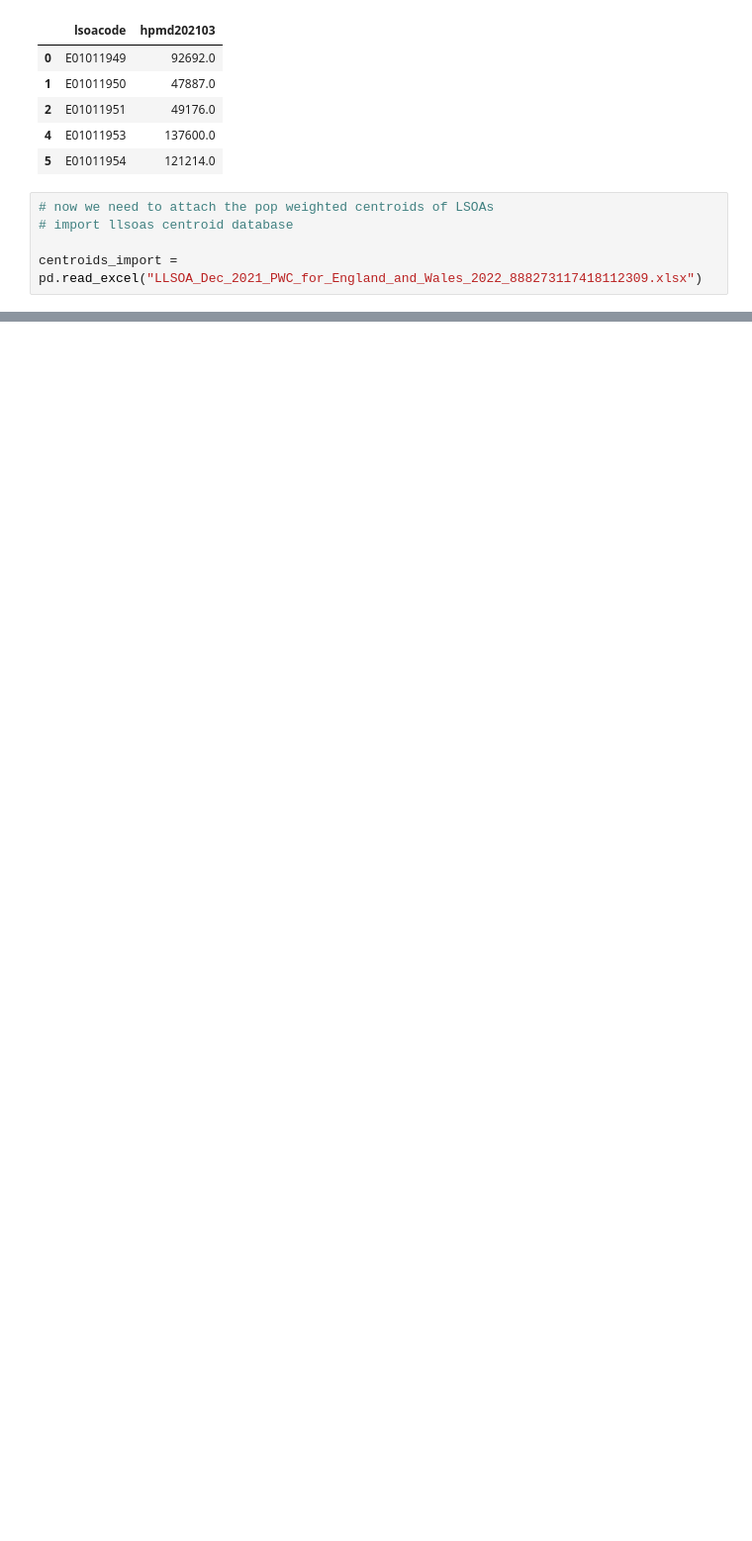
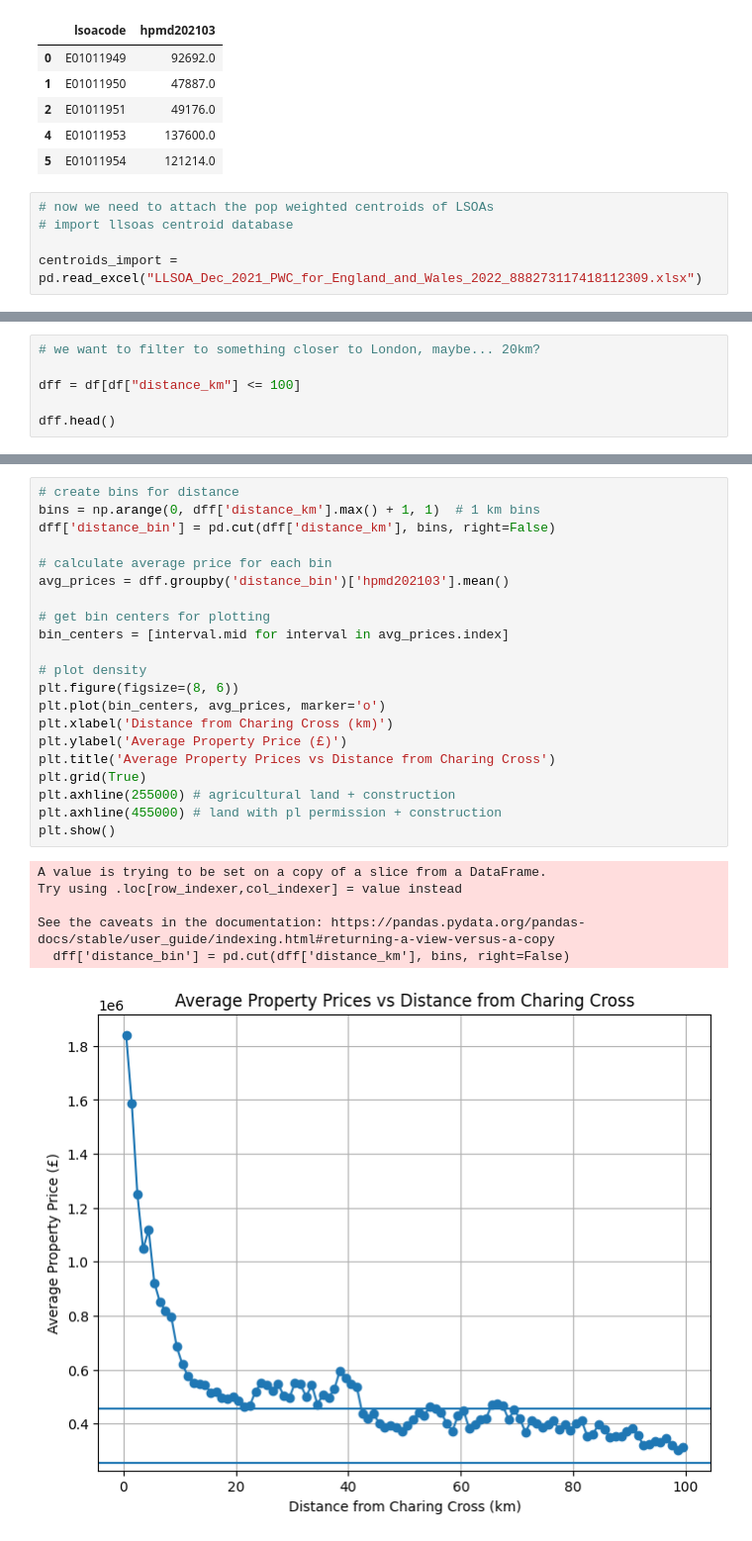
Before and after one commit to type5sonata/london_owd_notebooks, a Jupyter notebook: 1_landvalue_by_distance.ipynb, the cells around one changed output, grey strips where cells are left out. Shown at 99% size. Cells and saved outputs as stored; diff of their text form; blank space fills up the shorter version.

```diff
--- a/1_landvalue_by_distance.ipynb
+++ b/1_landvalue_by_distance.ipynb
@@ -49,0 +93,6 @@ df = homeprices.join(centroids, on = )
+# %%
+# we want to filter to something closer to London, maybe... 20km?
+
+dff = df[df["distance_km"] <= 100]
+
+dff.head()
@@ -49,0 +106,28 @@ df = homeprices.join(centroids, on = )
+# %%
+# create bins for distance
+bins = np.arange(0, dff['distance_km'].max() + 1, 1)  # 1 km bins
+dff['distance_bin'] = pd.cut(dff['distance_km'], bins, right=False)
+
+# calculate average price for each bin
+avg_prices = dff.groupby('distance_bin')['hpmd202103'].mean()
+
+# get bin centers for plotting
+bin_centers = [interval.mid for interval in avg_prices.index]
+
+# plot density
+plt.figure(figsize=(8, 6))
+plt.plot(bin_centers, avg_prices, marker='o')
+plt.xlabel('Distance from Charing Cross (km)')
+plt.ylabel('Average Property Price (£)')
+plt.title('Average Property Prices vs Distance from Charing Cross')
+plt.grid(True)
+plt.axhline(255000) # agricultural land + construction
+plt.axhline(455000) # land with pl permission + construction
+plt.show()
+# %% [output]
+A value is trying to be set on a copy of a slice from a DataFrame.
+Try using .loc[row_indexer,col_indexer] = value instead
+
+See the caveats in the documentation: https://pandas.pydata.org/pandas-docs/stable/user_guide/indexing.html#returning-a-view-versus-a-copy
+  dff['distance_bin'] = pd.cut(dff['distance_km'], bins, right=False)
+[figure, added]
```
Also changed, not shown: parts of 10 cells of this notebook, 1 other file.
